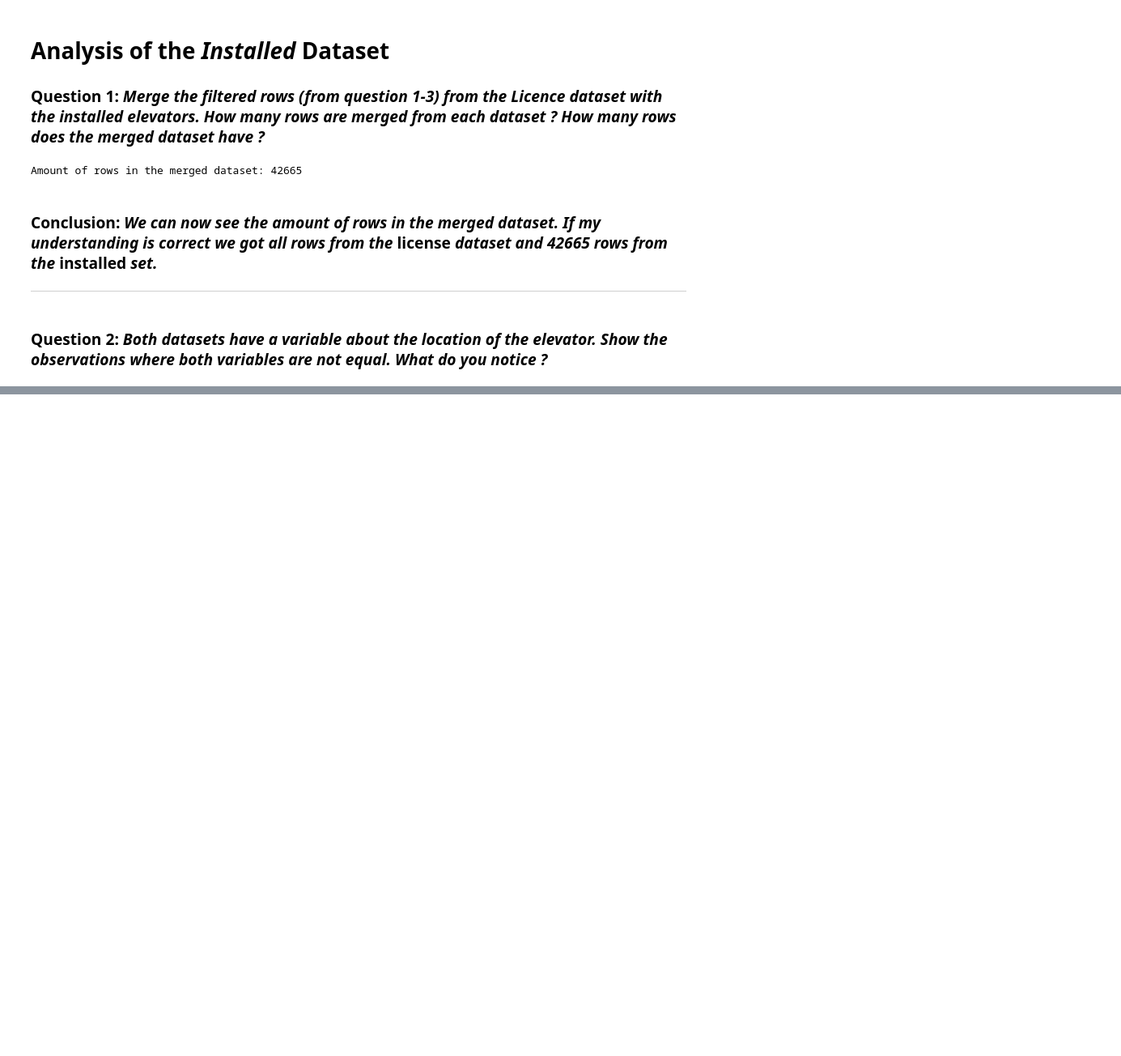
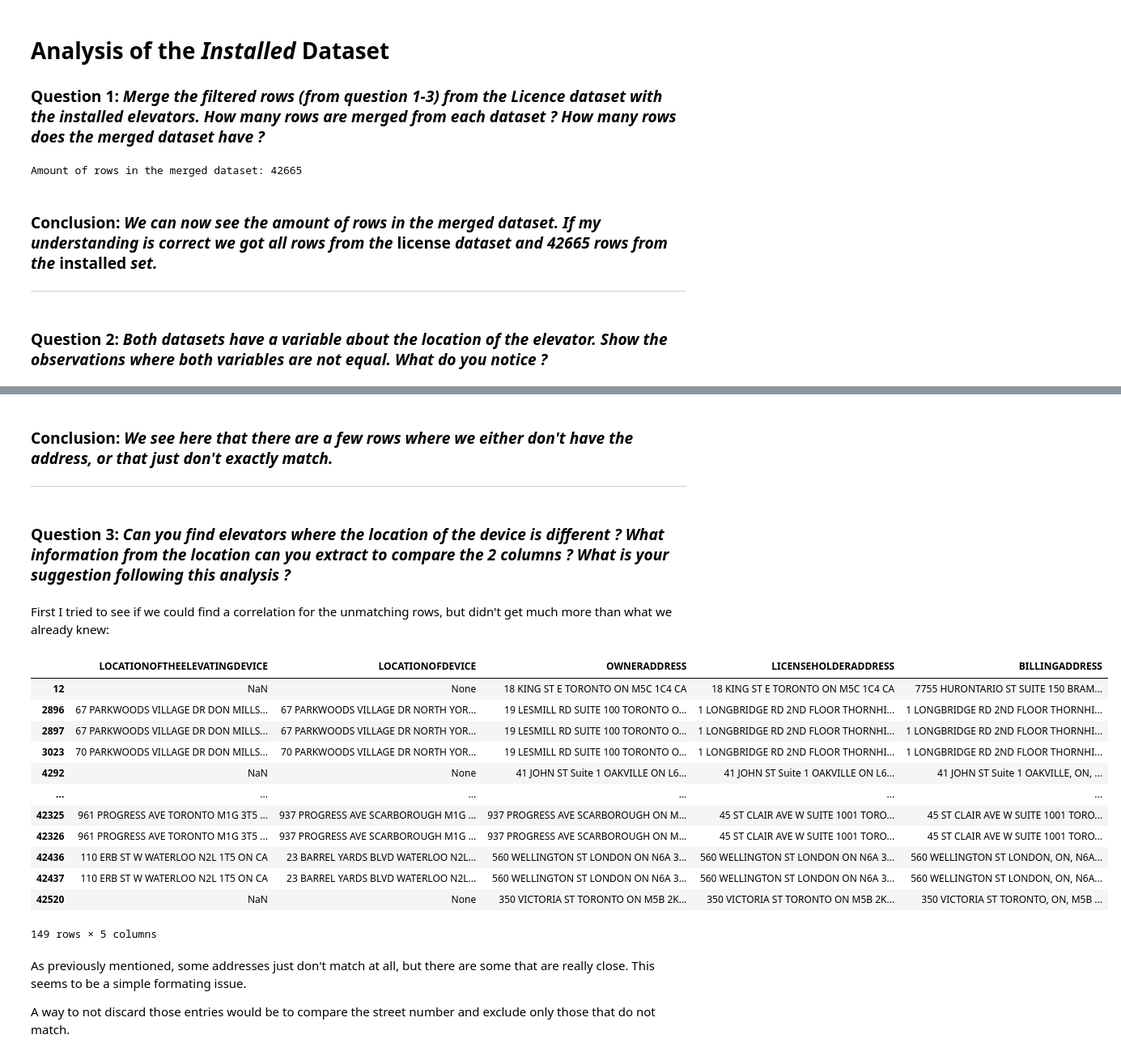
Before and after one commit to MathieuHoude/smartjourney, a Jupyter notebook: notebooks/Installed.ipynb, the cells around one changed output, grey strips where cells are left out. Shown: that part at 81% size. Cells and saved outputs as stored; diff of their text form; code cells hidden in the pictures; blank space fills up the shorter version.

```diff
--- a/notebooks/Installed.ipynb
+++ b/notebooks/Installed.ipynb
@@ -33,0 +43,27 @@ AttributeError: 'float' object has no attribute 'replace'
+# %% [markdown]
+### Conclusion: *We see here that there are a few rows where we either don't have the address, or that just don't exactly match.*
+- - -
+# %% [markdown]
+### Question 3: *Can you find elevators where the location of the device is different ? What information from the location can you extract to compare the 2 columns ? What is your suggestion following this analysis ?*
+# %% [markdown]
+First I tried to see if we could find a correlation for the unmatching rows, but didn't get much more than what we already knew:
+# %%
+diff[["LOCATIONOFTHEELEVATINGDEVICE","LOCATIONOFDEVICE", "OWNERADDRESS", "LICENSEHOLDERADDRESS", "BILLINGADDRESS"]]
+# %% [output]
+|  | LOCATIONOFTHEELEVATINGDEVICE | LOCATIONOFDEVICE | OWNERADDRESS | LICENSEHOLDERADDRESS | BILLINGADDRESS |
+| 12 | NaN | None | 18 KING ST E TORONTO ON M5C 1C4 CA | 18 KING ST E TORONTO ON M5C 1C4 CA | 7755 HURONTARIO ST SUITE 150 BRAM... |
+| 2896 | 67 PARKWOODS VILLAGE DR DON MILLS... | 67 PARKWOODS VILLAGE DR NORTH YOR... | 19 LESMILL RD SUITE 100 TORONTO O... | 1 LONGBRIDGE RD 2ND FLOOR THORNHI... | 1 LONGBRIDGE RD 2ND FLOOR THORNHI... |
+| 2897 | 67 PARKWOODS VILLAGE DR DON MILLS... | 67 PARKWOODS VILLAGE DR NORTH YOR... | 19 LESMILL RD SUITE 100 TORONTO O... | 1 LONGBRIDGE RD 2ND FLOOR THORNHI... | 1 LONGBRIDGE RD 2ND FLOOR THORNHI... |
+| 3023 | 70 PARKWOODS VILLAGE DR DON MILLS... | 70 PARKWOODS VILLAGE DR NORTH YOR... | 19 LESMILL RD SUITE 100 TORONTO O... | 1 LONGBRIDGE RD 2ND FLOOR THORNHI... | 1 LONGBRIDGE RD 2ND FLOOR THORNHI... |
+| 4292 | NaN | None | 41 JOHN ST Suite 1 OAKVILLE ON L6... | 41 JOHN ST Suite 1 OAKVILLE ON L6... | 41 JOHN ST Suite 1 OAKVILLE, ON, ... |
+| ... | ... | ... | ... | ... | ... |
+| 42325 | 961 PROGRESS AVE TORONTO M1G 3T5 ... | 937 PROGRESS AVE SCARBOROUGH M1G ... | 937 PROGRESS AVE SCARBOROUGH ON M... | 45 ST CLAIR AVE W SUITE 1001 TORO... | 45 ST CLAIR AVE W SUITE 1001 TORO... |
+| 42326 | 961 PROGRESS AVE TORONTO M1G 3T5 ... | 937 PROGRESS AVE SCARBOROUGH M1G ... | 937 PROGRESS AVE SCARBOROUGH ON M... | 45 ST CLAIR AVE W SUITE 1001 TORO... | 45 ST CLAIR AVE W SUITE 1001 TORO... |
+| 42436 | 110 ERB ST W WATERLOO N2L 1T5 ON CA | 23 BARREL YARDS BLVD WATERLOO N2L... | 560 WELLINGTON ST LONDON ON N6A 3... | 560 WELLINGTON ST LONDON ON N6A 3... | 560 WELLINGTON ST LONDON, ON, N6A... |
+| 42437 | 110 ERB ST W WATERLOO N2L 1T5 ON CA | 23 BARREL YARDS BLVD WATERLOO N2L... | 560 WELLINGTON ST LONDON ON N6A 3... | 560 WELLINGTON ST LONDON ON N6A 3... | 560 WELLINGTON ST LONDON, ON, N6A... |
+| 42520 | NaN | None | 350 VICTORIA ST TORONTO ON M5B 2K... | 350 VICTORIA ST TORONTO ON M5B 2K... | 350 VICTORIA ST TORONTO, ON, M5B ... |
+149 rows × 5 columns
+# %% [markdown]
+As previously mentioned, some addresses just don't match at all, but there are some that are really close. This seems to be a simple formating issue.
+
+A way to not discard those entries would be to compare the street number and exclude only those that do not match.
```
Also changed, not shown: parts of 18 cells of this notebook, 2 other files.
